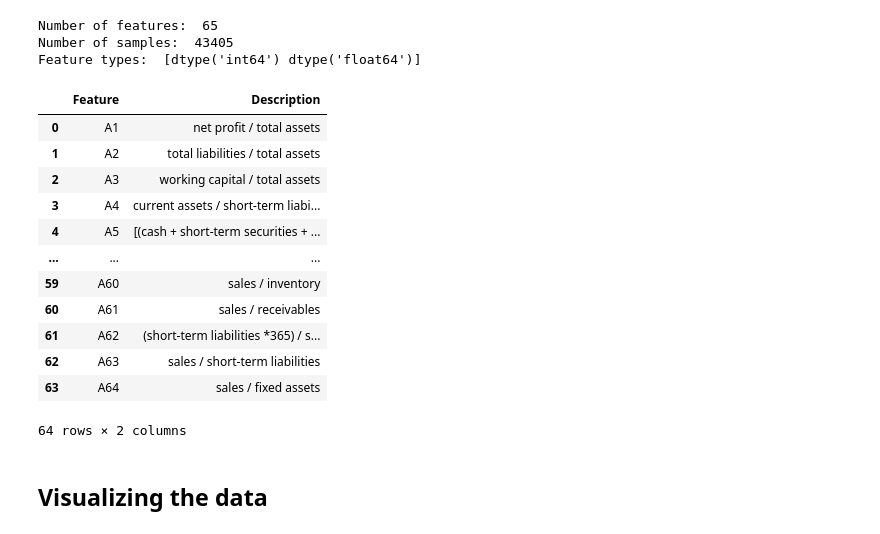
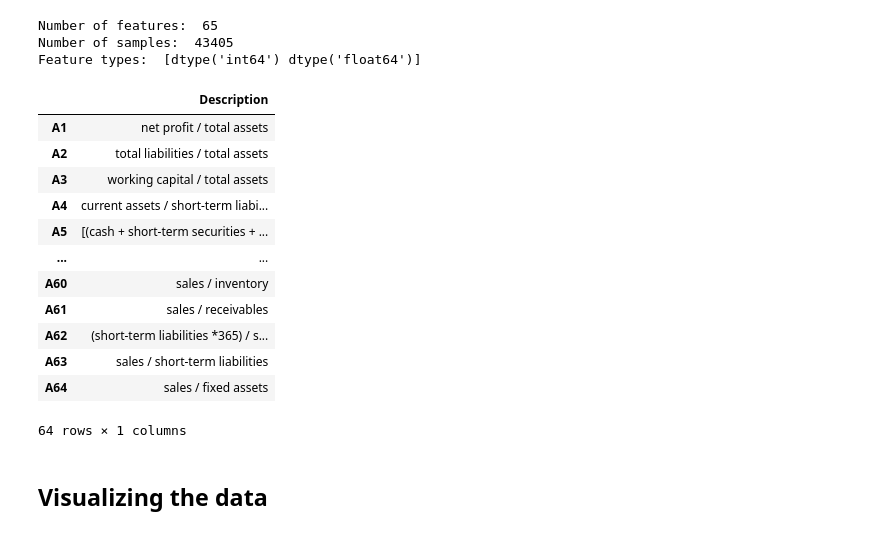
Before and after one commit to piotrdurniat/ml-l1-pcb, a Jupyter notebook: uczenie-maszynowe-lab-1.ipynb, the cells around one changed output. Cells and saved outputs as stored; diff of their text form; code cells hidden in the pictures.

```diff
--- a/uczenie-maszynowe-lab-1.ipynb
+++ b/uczenie-maszynowe-lab-1.ipynb
@@ -128,45 +128,48 @@ feature_description = pd.DataFrame(
         ["A47", "(inventory * 365) / cost of products sold"],
         [
             "A48",
             "EBITDA (profit on operating activities - depreciation) / total assets",
         ],
         ["A49", "EBITDA (profit on operating activities - depreciation) / sales"],
         ["A50", "current assets / total liabilities"],
         ["A51", "short-term liabilities / total assets"],
         ["A52", "(short-term liabilities * 365) / cost of products sold)"],
         ["A53", "equity / fixed assets"],
         ["A54", "constant capital / fixed assets"],
         ["A55", "working capital"],
         ["A56", "(sales - cost of products sold) / sales"],
         [
             "A57",
             "(current assets - inventory - short-term liabilities) / (sales - gross profit - depreciation)",
         ],
         ["A58", "total costs /total sales"],
         ["A59", "long-term liabilities / equity"],
         ["A60", "sales / inventory"],
         ["A61", "sales / receivables"],
         ["A62", "(short-term liabilities *365) / sales"],
         ["A63", "sales / short-term liabilities"],
         ["A64", "sales / fixed assets"],
     ],
     columns=["Feature", "Description"],
 )
 
+feature_description.set_index("Feature", inplace=True)
+feature_description.index.name = None
+
 display(feature_description)
 # %% [output]
-|  | Feature | Description |
-| 0 | A1 | net profit / total assets |
-| 1 | A2 | total liabilities / total assets |
-| 2 | A3 | working capital / total assets |
-| 3 | A4 | current assets / short-term liabi... |
-| 4 | A5 | [(cash + short-term securities + ... |
-| ... | ... | ... |
-| 59 | A60 | sales / inventory |
-| 60 | A61 | sales / receivables |
-| 61 | A62 | (short-term liabilities *365) / s... |
-| 62 | A63 | sales / short-term liabilities |
-| 63 | A64 | sales / fixed assets |
+|  | Description |
+| A1 | net profit / total assets |
+| A2 | total liabilities / total assets |
+| A3 | working capital / total assets |
+| A4 | current assets / short-term liabi... |
+| A5 | [(cash + short-term securities + ... |
+| ... | ... |
+| A60 | sales / inventory |
+| A61 | sales / receivables |
+| A62 | (short-term liabilities *365) / s... |
+| A63 | sales / short-term liabilities |
+| A64 | sales / fixed assets |
-64 rows × 2 columns
+64 rows × 1 columns
 # %% [markdown]
 ## Visualizing the data
```
Also changed, not shown: parts of 10 cells of this notebook.
